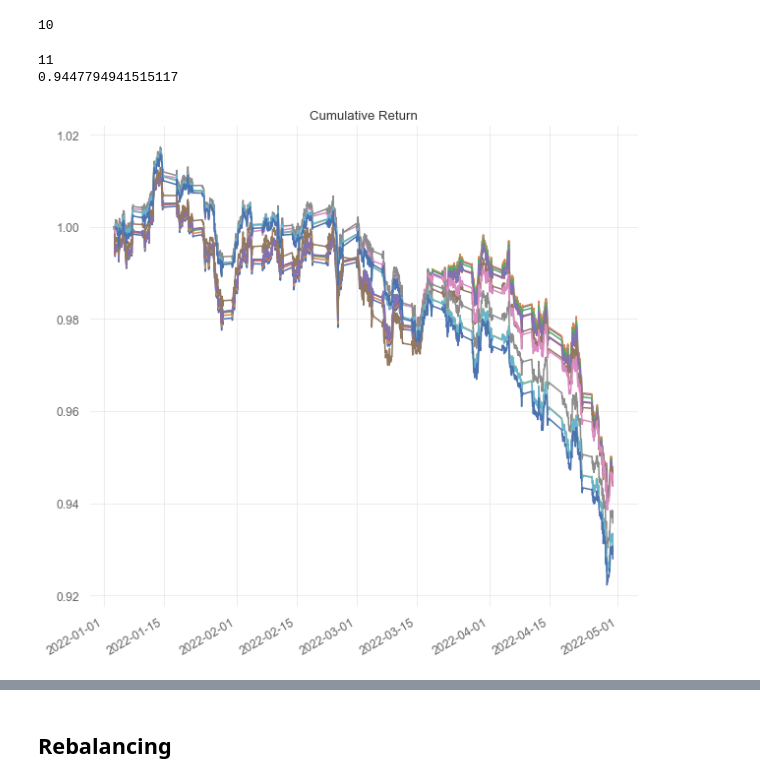
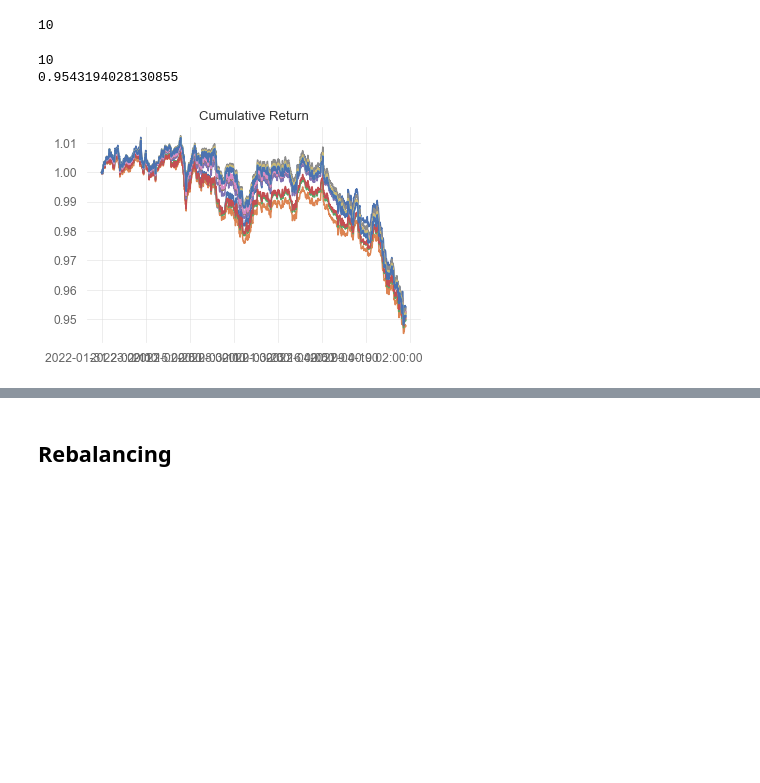
Before and after one commit to thEKurz/Reinforcment_Learning_FX, a Jupyter notebook: Data_Exploration.ipynb, the cells around one changed output, grey strips where cells are left out. Drawn from its saved outputs; the diff is of its cells as text; code cells hidden in the pictures; blank space fills up the shorter version.

```diff
--- a/Data_Exploration.ipynb
+++ b/Data_Exploration.ipynb
@@ -256,5 +257,5 @@ hour_df_usd_price
 # %%
-hour_df_usd_price_tr = hour_df_usd_price.loc[:'04-29-2022']
+hour_df_usd_price_tr = hour_df_usd_price.loc[:'2022-04-29']
 # %%
 hour_df_usd_price_tr
 # %% [output]
@@ -277,10 +280,9 @@ hour_df_usd_price_tr
 # %%
-lookbacks = np.arange(len(hour_df_usd_price.columns)+1,23*20,10)
 static_cov_portfolios = []
 i=0
 for l in lookbacks:
         i+=1
-        new_port = u.portfolio.markowitz_rebalance(hour_df_usd_price_tr,None,l,verbose=False)
+        new_port = u.portfolio.markowitz_rebalance(hour_df_usd_price_tr,None,l,verbose=False, static_start_date='2022-02-01')
         static_cov_portfolios.append(new_port)
         if i%10==0:
             print(i)
@@ -291,6 +293,9 @@ for l in lookbacks:
 40
 # %%
 static_ret_list = []
+static_vol_list = []
 for p in range(len(static_cov_portfolios)):
-    static_ret_list.append(u.backtest.portfolio_backtest(static_cov_portfolios[p],hour_df_usd_price_tr).iloc[-1])
+    ret, vol = u.backtest.portfolio_backtest(static_cov_portfolios[p],hour_df_usd_price_tr)
+    static_ret_list.append(ret.iloc[-1])
+    static_vol_list.append(vol)
 # %% [output]
@@ -312,7 +344,7 @@ static_cov_portfolios_n = []
 i=0
 for l in lookbacks_n:
         i+=1
-        new_port = u.portfolio.markowitz_rebalance(hour_df_usd_price_tr,None,l,verbose=False)
+        new_port = u.portfolio.markowitz_rebalance(hour_df_usd_price_tr,None,l,verbose=False, static_start_date='2022-02-01')
         static_cov_portfolios_n.append(new_port)
         if i%10==0:
             print(i)
@@ -321,14 +353,15 @@ for l in lookbacks_n:
 # %%
 static_ret_list_n = []
 for p in range(len(static_cov_portfolios_n)):
-    static_ret_list_n.append(u.backtest.portfolio_backtest(static_cov_portfolios_n[p],hour_df_usd_price_tr).iloc[-1])
+    ret , _ = u.backtest.portfolio_backtest(static_cov_portfolios_n[p],hour_df_usd_price_tr)
+    static_ret_list_n.append(ret.iloc[-1])
 static_best_n = static_ret_list_n.index(max(static_ret_list_n))
 print(lookbacks_n[static_best_n])
 print(static_ret_list_n[static_best_n])
 # %% [output]
-11
-0.9447794941515117
+10
+0.9543194028130855
-[figure, old version]
+[figure, new version]
 # %%
 plt.plot(lookbacks_n,static_ret_list_n)
 plt.title('Portfolio return vs covariance lookback')
```
Also changed, not shown: parts of 56 cells of this notebook, 1 other file.
